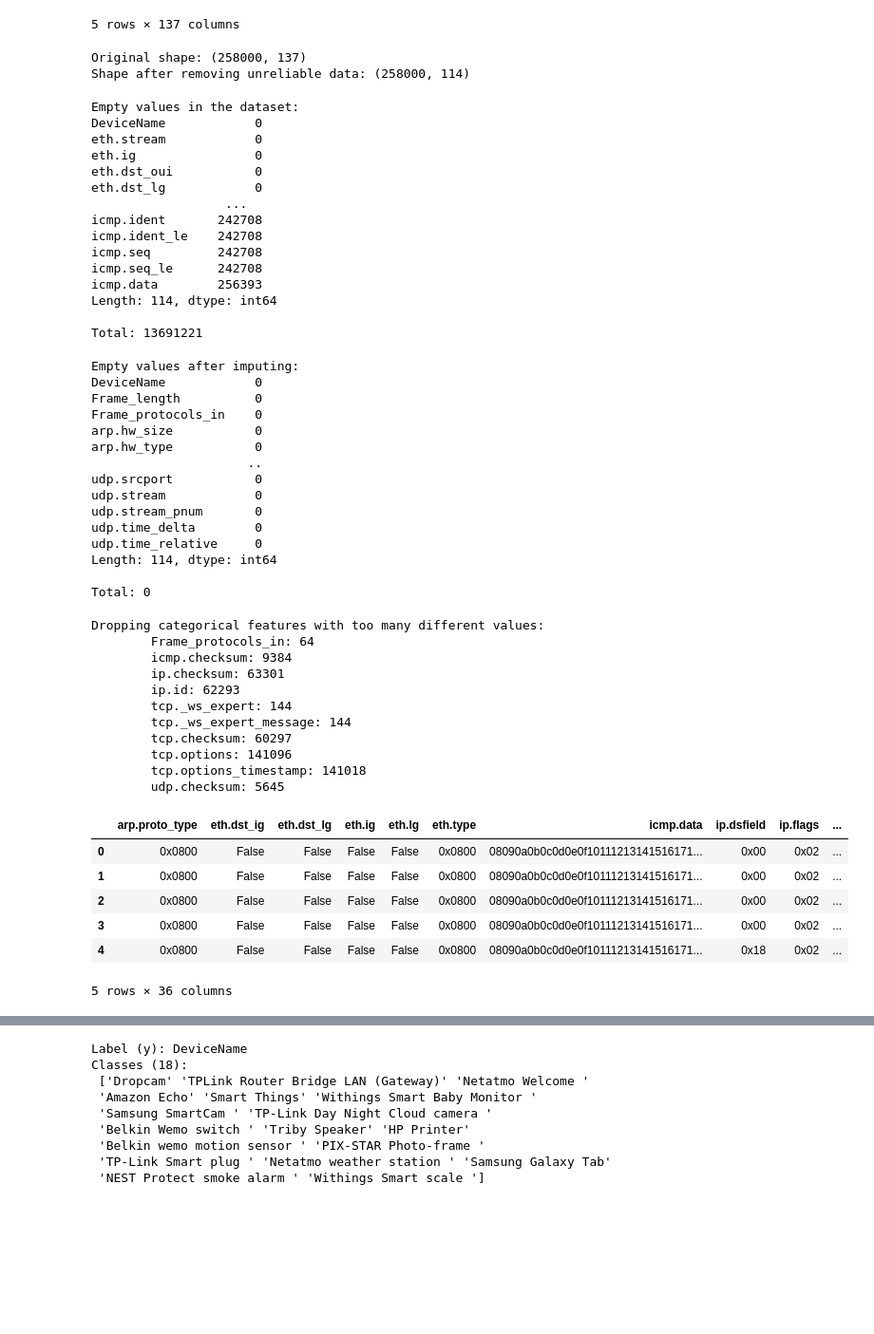
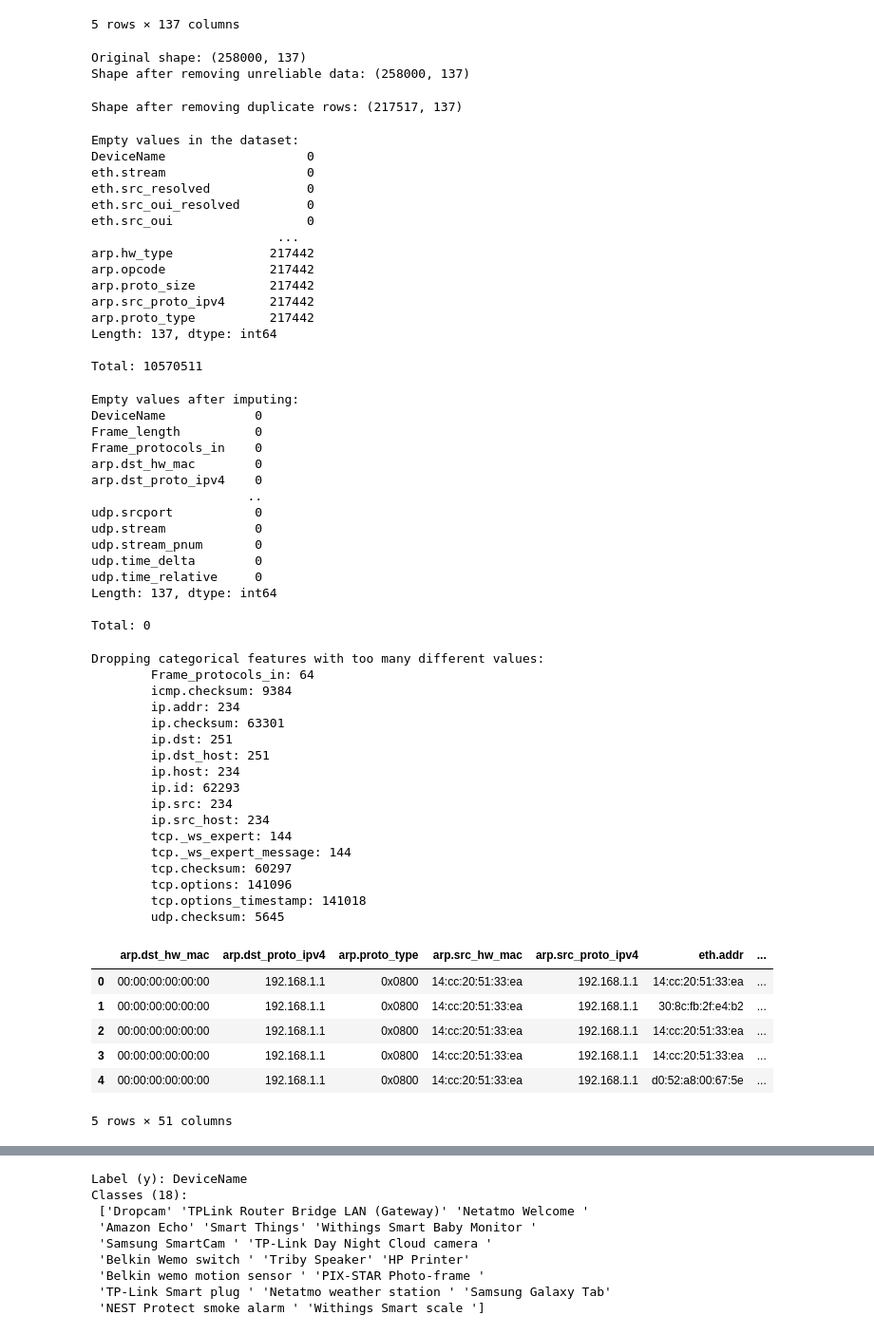
Before and after one commit to gorash-bolatu/ml_midterm, a Jupyter notebook: 1) preprocessing.ipynb, the cells around one changed output, grey strips where cells are left out. Shown at 95% size. Drawn from its saved outputs; the diff is of its cells as text; code cells hidden in the pictures; blank space fills up the shorter version.

```diff
--- a/1) preprocessing.ipynb
+++ b/1) preprocessing.ipynb
@@ -23,35 +23,41 @@ df.head()
 5 rows × 137 columns
 # %%
 print("Original shape:", df.shape)
-df = df.drop(['eth.addr', 'eth.addr_oui', 'eth.addr_oui_resolved', 'eth.addr_resolved',
-              'eth.dst', 'eth.dst_oui_resolved', 'eth.dst_resolved', 'eth.src', 'eth.src_ig',
-              'eth.src_lg', 'eth.src_oui', 'eth.src_oui_resolved', 'eth.src_resolved', 'ip.addr',
-              'ip.dst', 'ip.dst_host', 'ip.host', 'ip.src', 'ip.src_host', 'arp.dst_hw_mac',
-              'arp.dst_proto_ipv4', 'arp.src_hw_mac', 'arp.src_proto_ipv4'], axis=1)
+# df = df.drop(['eth.addr', 'eth.addr_oui', 'eth.addr_oui_resolved', 'eth.addr_resolved',
+#               'eth.dst', 'eth.dst_oui_resolved', 'eth.dst_resolved', 'eth.src', 'eth.src_ig',
+#               'eth.src_lg', 'eth.src_oui', 'eth.src_oui_resolved', 'eth.src_resolved', 'ip.addr',
+#               'ip.dst', 'ip.dst_host', 'ip.host', 'ip.src', 'ip.src_host', 'arp.dst_hw_mac',
+#               'arp.dst_proto_ipv4', 'arp.src_hw_mac', 'arp.src_proto_ipv4'], axis=1)
 print("Shape after removing unreliable data:", df.shape)
 # %% [output]
 Original shape: (258000, 137)
-Shape after removing unreliable data: (258000, 114)
+Shape after removing unreliable data: (258000, 137)
+# %%
+# Drop duplicate rows
+df = df.drop_duplicates(keep="first")
+print("Shape after removing duplicate rows:", df.shape)
+# %% [output]
+Shape after removing duplicate rows: (217517, 137)
 # %%
 print("Empty values in the dataset:")
 print(df.isna().sum().sort_values())
 print("\nTotal:", df.isna().sum().sum())
 # %% [output]
 Empty values in the dataset:
-DeviceName            0
-eth.stream            0
-eth.ig                0
-eth.dst_oui           0
-eth.dst_lg            0
-                  ...
-icmp.ident       242708
-icmp.ident_le    242708
-icmp.seq         242708
-icmp.seq_le      242708
-icmp.data        256393
-Length: 114, dtype: int64
+DeviceName                   0
+eth.stream                   0
+eth.src_resolved             0
+eth.src_oui_resolved         0
+eth.src_oui                  0
+                         ...
+arp.hw_type             217442
+arp.opcode              217442
+arp.proto_size          217442
+arp.src_proto_ipv4      217442
+arp.proto_type          217442
+Length: 137, dtype: int64
 
-Total: 13691221
+Total: 10570511
 # %%
 # Impute missing values
 from sklearn.impute import SimpleImputer
@@ -90,48 +96,54 @@ Empty values after imputing:
 DeviceName            0
 Frame_length          0
 Frame_protocols_in    0
-arp.hw_size           0
-arp.hw_type           0
+arp.dst_hw_mac        0
+arp.dst_proto_ipv4    0
                      ..
 udp.srcport           0
 udp.stream            0
 udp.stream_pnum       0
 udp.time_delta        0
 udp.time_relative     0
-Length: 114, dtype: int64
+Length: 137, dtype: int64
 
 Total: 0
 # %%
 # Feature encoding for categorical columns
 from sklearn.preprocessing import OneHotEncoder
 
 categorical_features = categorical_cols.drop(['DeviceName'])
 
 print("Dropping categorical features with too many different values:")
 for i in df[categorical_features]:
-    if (len(df[i].unique()) > 30):
+    if (len(df[i].unique()) > 50):
         print("\t", i, ": " , len(df[i].unique()), sep="")
         categorical_features = categorical_features.drop([str(i)])
 df[categorical_features].head()
 # %% [output]
 Dropping categorical features with too many different values:
         Frame_protocols_in: 64
         icmp.checksum: 9384
+        ip.addr: 234
         ip.checksum: 63301
+        ip.dst: 251
+        ip.dst_host: 251
+        ip.host: 234
         ip.id: 62293
+        ip.src: 234
+        ip.src_host: 234
         tcp._ws_expert: 144
         tcp._ws_expert_message: 144
         tcp.checksum: 60297
         tcp.options: 141096
         tcp.options_timestamp: 141018
         udp.checksum: 5645
-|  | arp.proto_type | eth.dst_ig | eth.dst_lg | eth.ig | eth.lg | eth.type | icmp.data | ip.dsfield | ip.flags | ... |
-| 0 | 0x0800 | False | False | False | False | 0x0800 | 08090a0b0c0d0e0f10111213141516171... | 0x00 | 0x02 | ... |
-| 1 | 0x0800 | False | False | False | False | 0x0800 | 08090a0b0c0d0e0f10111213141516171... | 0x00 | 0x02 | ... |
-| 2 | 0x0800 | False | False | False | False | 0x0800 | 08090a0b0c0d0e0f10111213141516171... | 0x00 | 0x02 | ... |
-| 3 | 0x0800 | False | False | False | False | 0x0800 | 08090a0b0c0d0e0f10111213141516171... | 0x00 | 0x02 | ... |
-| 4 | 0x0800 | False | False | False | False | 0x0800 | 08090a0b0c0d0e0f10111213141516171... | 0x18 | 0x02 | ... |
+|  | arp.dst_hw_mac | arp.dst_proto_ipv4 | arp.proto_type | arp.src_hw_mac | arp.src_proto_ipv4 | eth.addr | ... |
+| 0 | 00:00:00:00:00:00 | 192.168.1.1 | 0x0800 | 14:cc:20:51:33:ea | 192.168.1.1 | 14:cc:20:51:33:ea | ... |
+| 1 | 00:00:00:00:00:00 | 192.168.1.1 | 0x0800 | 14:cc:20:51:33:ea | 192.168.1.1 | 30:8c:fb:2f:e4:b2 | ... |
+| 2 | 00:00:00:00:00:00 | 192.168.1.1 | 0x0800 | 14:cc:20:51:33:ea | 192.168.1.1 | 14:cc:20:51:33:ea | ... |
+| 3 | 00:00:00:00:00:00 | 192.168.1.1 | 0x0800 | 14:cc:20:51:33:ea | 192.168.1.1 | 14:cc:20:51:33:ea | ... |
+| 4 | 00:00:00:00:00:00 | 192.168.1.1 | 0x0800 | 14:cc:20:51:33:ea | 192.168.1.1 | d0:52:a8:00:67:5e | ... |
-5 rows × 36 columns
+5 rows × 51 columns
 # %%
 print("Initializing OneHotEncoder...")
 encoder = OneHotEncoder(sparse_output=False)
```
Also changed, not shown: parts of 8 cells of this notebook, 1 other file.
